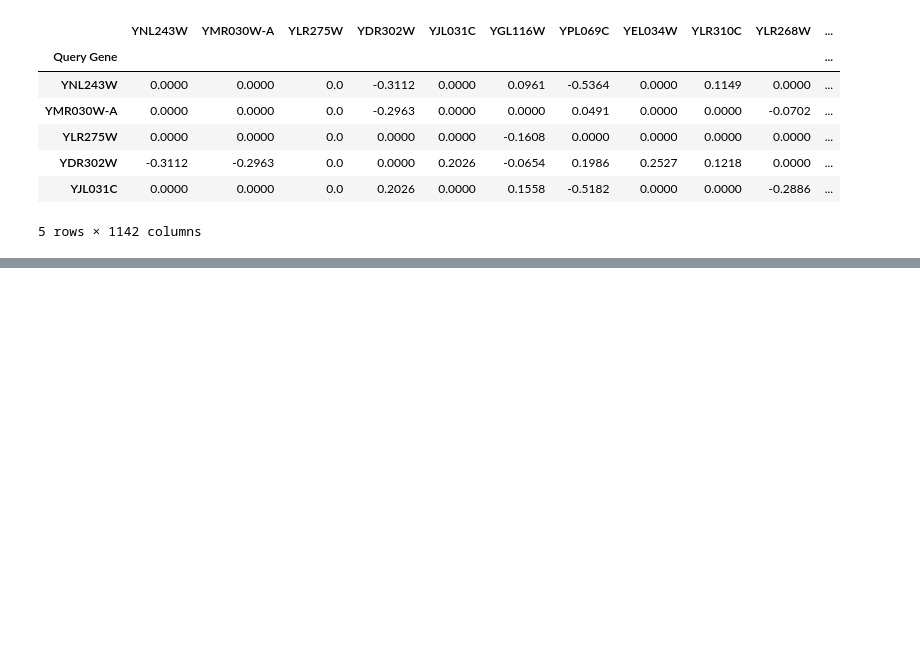
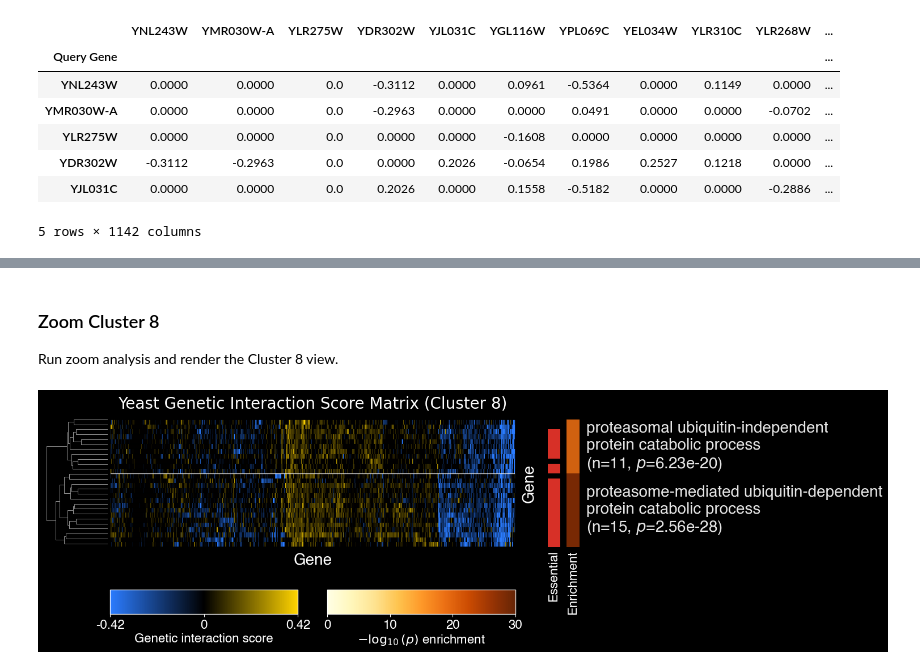
Before and after one commit to himalayas-base/himalayas-publication, a Jupyter notebook: supp_fig_1.ipynb, the cells around one changed output, grey strips where cells are left out. Cells and saved outputs as stored; diff of their text form; code cells hidden in the pictures; blank space fills up the shorter version.

```diff
--- a/supp_fig_1.ipynb
+++ b/supp_fig_1.ipynb
@@ -985,0 +632,15 @@ plotter = Plotter(zoom_results)
+# %% [markdown]
+### Zoom Cluster 8
+
+Run zoom analysis and render the Cluster 8 view.
+# %%
+# Run zoom analysis and render Cluster 8.
+run_zoom_cluster(
+    cluster_id=8,
+    linkage_threshold=5,
+    figsize=(13, 2.5),
+    colorbar_height=0.17,
+    colorbar_gap=0.3,
+)
+# %% [output]
+[figure, added]
```
Also changed, not shown: parts of 23 cells of this notebook, 2 other files.
